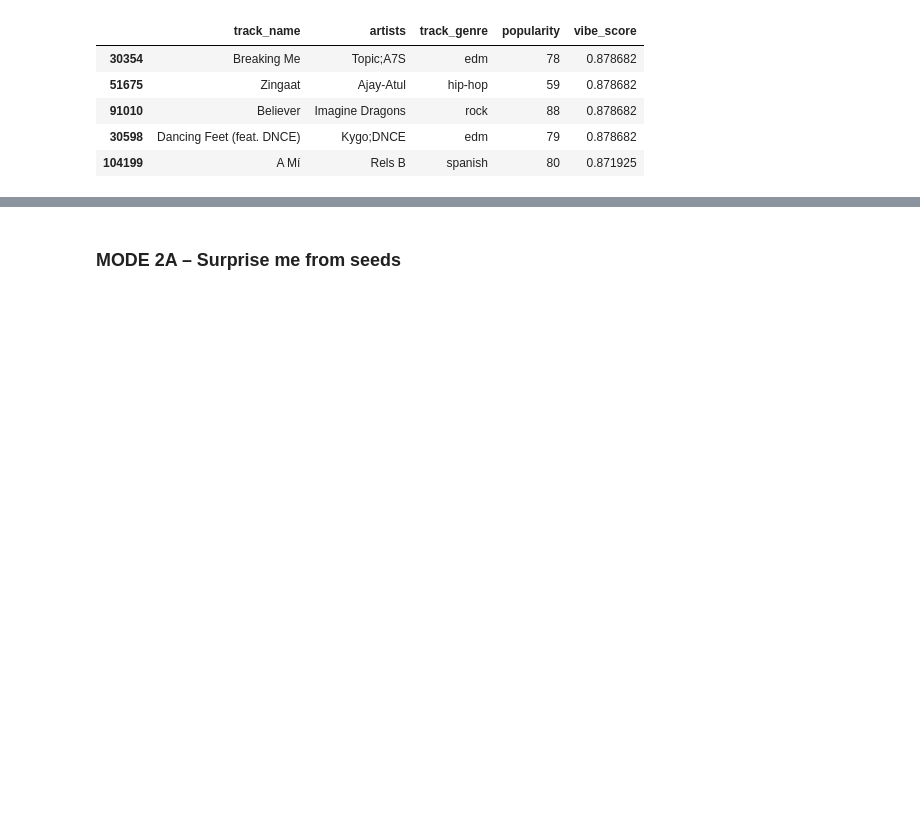
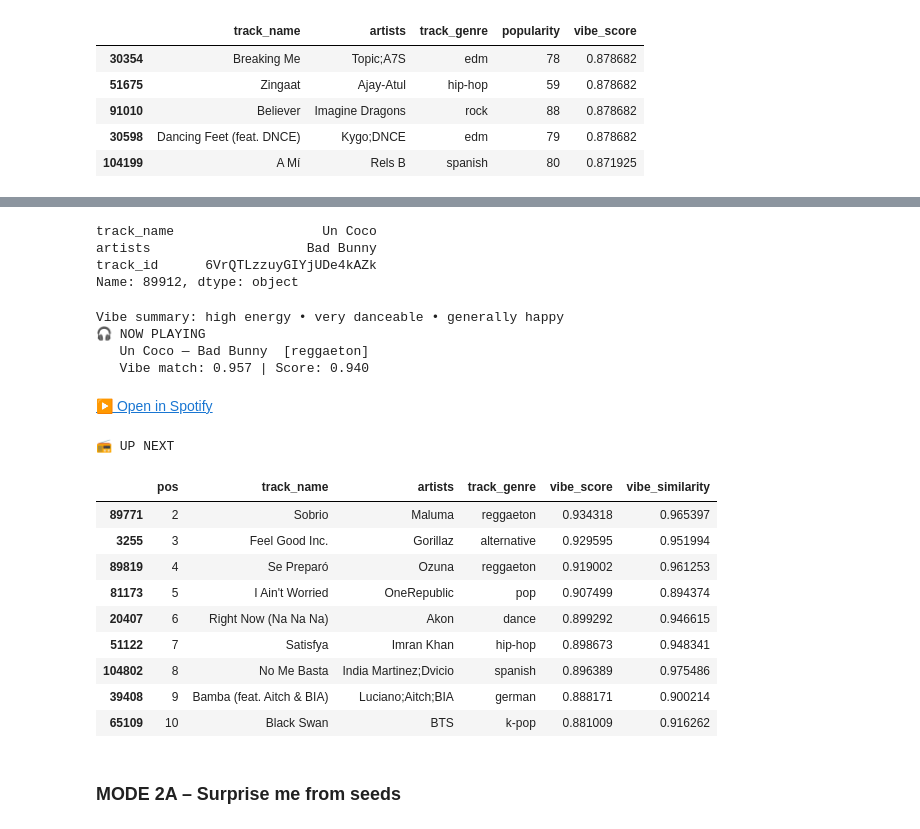
Before and after one commit to jessicabat/vibe-recommender, a Jupyter notebook: notebooks/01_eda_and_playground.ipynb, the cells around one changed output, grey strips where cells are left out. Cells and saved outputs as stored; diff of their text form; code cells hidden in the pictures; blank space fills up the shorter version.

```diff
--- a/notebooks/01_eda_and_playground.ipynb
+++ b/notebooks/01_eda_and_playground.ipynb
@@ -139,0 +141,2 @@ recs_vibe[["track_name", "artists", "track_genre", "popularity", "vibe_score"]].
+# %%
+model = SliderVibeRecommender(df)
@@ -139,0 +169,8 @@ recs_vibe[["track_name", "artists", "track_genre", "popularity", "vibe_score"]].
+# %%
+one_track = model.recommend_by_sliders(sliders, top_k=1, lambda_vibe=0.8, hide_explicit=True)
+print(one_track.iloc[0][["track_name", "artists", "track_id"]])
+# %% [output]
+track_name                   Un Coco
+artists                    Bad Bunny
+track_id      6VrQTLzzuyGIYjUDe4kAZk
+Name: 89912, dtype: object
@@ -140,3 +223,47 @@ recs_vibe[["track_name", "artists", "track_genre", "popularity", "vibe_score"]].
+# %%
+def describe_vibe(sliders):
+    d = sliders["danceability"]
+    e = sliders["energy"]
+    v = sliders["valence"]
+
+    mood_bits = []
+    if e > 70: mood_bits.append("high energy")
+    elif e < 35: mood_bits.append("low energy")
+
+    if d > 70: mood_bits.append("very danceable")
+    elif d < 35: mood_bits.append("chill / not very danceable")
+
+    if v > 65: mood_bits.append("generally happy")
+    elif v < 35: mood_bits.append("on the sadder side")
+
+    return " • ".join(mood_bits) or "balanced vibe"
+# %%
+print("Vibe summary:", describe_vibe(sliders))
+
+recs = show_vibe_recs(
+    model,
+    sliders,
+    top_k=10,
+    lambda_vibe=0.8,
+    hide_explicit=True,
+)
+# %% [output]
+Vibe summary: high energy • very danceable • generally happy
+🎧 NOW PLAYING
+   Un Coco — Bad Bunny  [reggaeton]
+   Vibe match: 0.957 | Score: 0.940
+▶ Open in Spotify
+📻 UP NEXT
+|  | pos | track_name | artists | track_genre | vibe_score | vibe_similarity |
+| 89771 | 2 | Sobrio | Maluma | reggaeton | 0.934318 | 0.965397 |
+| 3255 | 3 | Feel Good Inc. | Gorillaz | alternative | 0.929595 | 0.951994 |
+| 89819 | 4 | Se Preparó | Ozuna | reggaeton | 0.919002 | 0.961253 |
+| 81173 | 5 | I Ain't Worried | OneRepublic | pop | 0.907499 | 0.894374 |
+| 20407 | 6 | Right Now (Na Na Na) | Akon | dance | 0.899292 | 0.946615 |
+| 51122 | 7 | Satisfya | Imran Khan | hip-hop | 0.898673 | 0.948341 |
+| 104802 | 8 | No Me Basta | India Martinez;Dvicio | spanish | 0.896389 | 0.975486 |
+| 39408 | 9 | Bamba (feat. Aitch & BIA) | Luciano;Aitch;BIA | german | 0.888171 | 0.900214 |
+| 65109 | 10 | Black Swan | BTS | k-pop | 0.881009 | 0.916262 |
 # %% [markdown]
 ### MODE 2A – Surprise me from seeds
 # %%
```
Also changed, not shown: parts of 9 cells of this notebook, 6 other files.
